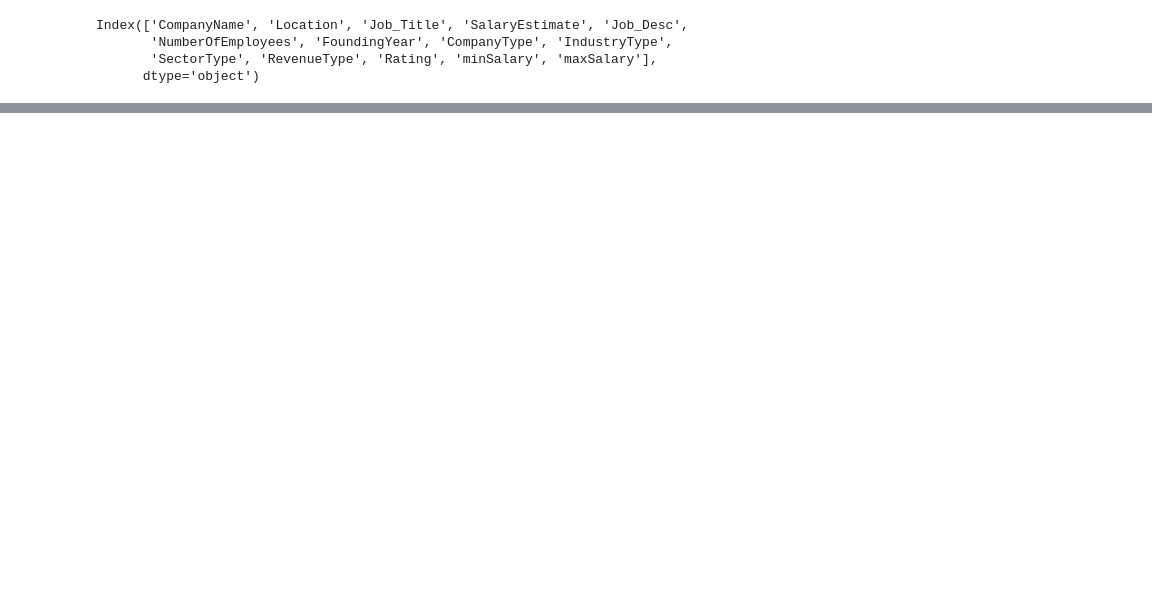
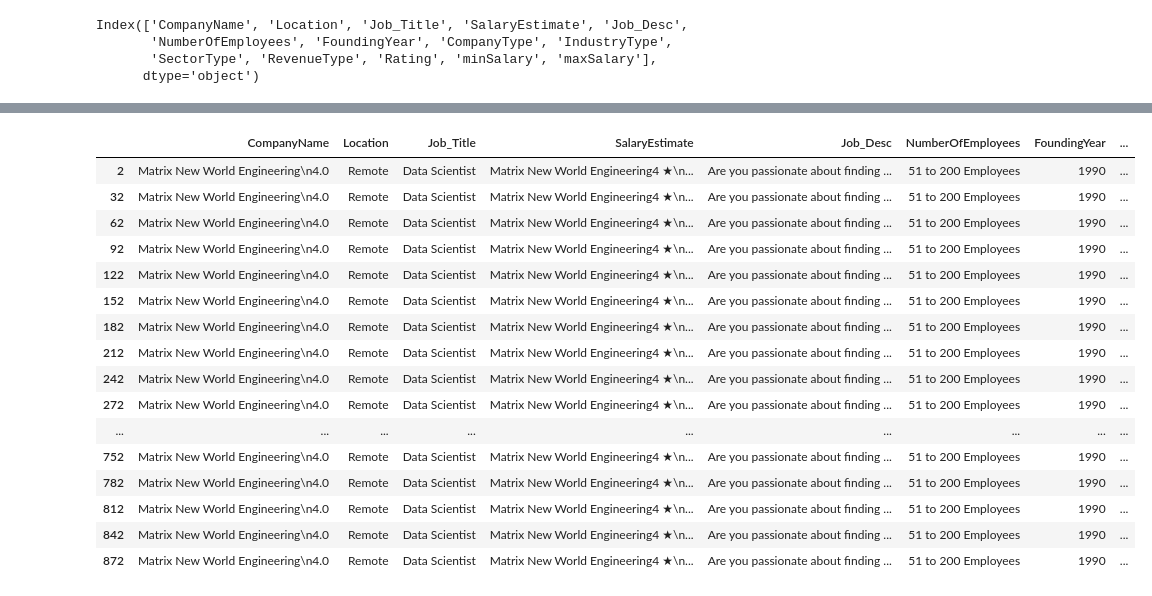
Before and after one commit to mosemb/DSalary, a Jupyter notebook: DataCleaning.ipynb, the cells around one changed output, grey strips where cells are left out. Drawn from its saved outputs; the diff is of its cells as text; code cells hidden in the pictures; blank space fills up the shorter version.

Commit message:
more salary cleaning

```diff
--- a/DataCleaning.ipynb
+++ b/DataCleaning.ipynb
@@ -142,4 +152,2 @@ df.drop(["SalaryExtract"],inplace=True, axis=1)
 # %%
 df.drop(['SalaryExtractHourly'], axis=1,inplace = True)
-# %%
-df.drop(['SalaryExtract'], axis=1,inplace = True)
@@ -156,0 +176,2 @@ Index(['CompanyName', 'Location', 'Job_Title', 'SalaryEstimate', 'Job_Desc',
+# %%
+df.dropna(inplace= True)
@@ -156,0 +212,2 @@ Index(['CompanyName', 'Location', 'Job_Title', 'SalaryEstimate', 'Job_Desc',
+# %%
+df = df.drop(df[df['minSalary'] == 'nan'].index)
@@ -156,0 +263,20 @@ Index(['CompanyName', 'Location', 'Job_Title', 'SalaryEstimate', 'Job_Desc',
+# %%
+df[df.CompanyName=="Matrix New World Engineering\n4.0"]
+# %% [output]
+|  | CompanyName | Location | Job_Title | SalaryEstimate | Job_Desc | NumberOfEmployees | FoundingYear | ... |
+| 2 | Matrix New World Engineering\n4.0 | Remote | Data Scientist | Matrix New World Engineering4 ★\n... | Are you passionate about finding ... | 51 to 200 Employees | 1990 | ... |
+| 32 | Matrix New World Engineering\n4.0 | Remote | Data Scientist | Matrix New World Engineering4 ★\n... | Are you passionate about finding ... | 51 to 200 Employees | 1990 | ... |
+| 62 | Matrix New World Engineering\n4.0 | Remote | Data Scientist | Matrix New World Engineering4 ★\n... | Are you passionate about finding ... | 51 to 200 Employees | 1990 | ... |
+| 92 | Matrix New World Engineering\n4.0 | Remote | Data Scientist | Matrix New World Engineering4 ★\n... | Are you passionate about finding ... | 51 to 200 Employees | 1990 | ... |
+| 122 | Matrix New World Engineering\n4.0 | Remote | Data Scientist | Matrix New World Engineering4 ★\n... | Are you passionate about finding ... | 51 to 200 Employees | 1990 | ... |
+| 152 | Matrix New World Engineering\n4.0 | Remote | Data Scientist | Matrix New World Engineering4 ★\n... | Are you passionate about finding ... | 51 to 200 Employees | 1990 | ... |
+| 182 | Matrix New World Engineering\n4.0 | Remote | Data Scientist | Matrix New World Engineering4 ★\n... | Are you passionate about finding ... | 51 to 200 Employees | 1990 | ... |
+| 212 | Matrix New World Engineering\n4.0 | Remote | Data Scientist | Matrix New World Engineering4 ★\n... | Are you passionate about finding ... | 51 to 200 Employees | 1990 | ... |
+| 242 | Matrix New World Engineering\n4.0 | Remote | Data Scientist | Matrix New World Engineering4 ★\n... | Are you passionate about finding ... | 51 to 200 Employees | 1990 | ... |
+| 272 | Matrix New World Engineering\n4.0 | Remote | Data Scientist | Matrix New World Engineering4 ★\n... | Are you passionate about finding ... | 51 to 200 Employees | 1990 | ... |
+| ... | ... | ... | ... | ... | ... | ... | ... | ... |
+| 752 | Matrix New World Engineering\n4.0 | Remote | Data Scientist | Matrix New World Engineering4 ★\n... | Are you passionate about finding ... | 51 to 200 Employees | 1990 | ... |
+| 782 | Matrix New World Engineering\n4.0 | Remote | Data Scientist | Matrix New World Engineering4 ★\n... | Are you passionate about finding ... | 51 to 200 Employees | 1990 | ... |
+| 812 | Matrix New World Engineering\n4.0 | Remote | Data Scientist | Matrix New World Engineering4 ★\n... | Are you passionate about finding ... | 51 to 200 Employees | 1990 | ... |
+| 842 | Matrix New World Engineering\n4.0 | Remote | Data Scientist | Matrix New World Engineering4 ★\n... | Are you passionate about finding ... | 51 to 200 Employees | 1990 | ... |
+| 872 | Matrix New World Engineering\n4.0 | Remote | Data Scientist | Matrix New World Engineering4 ★\n... | Are you passionate about finding ... | 51 to 200 Employees | 1990 | ... |
```
Also changed, not shown: parts of 21 cells of this notebook, 1 other file.
